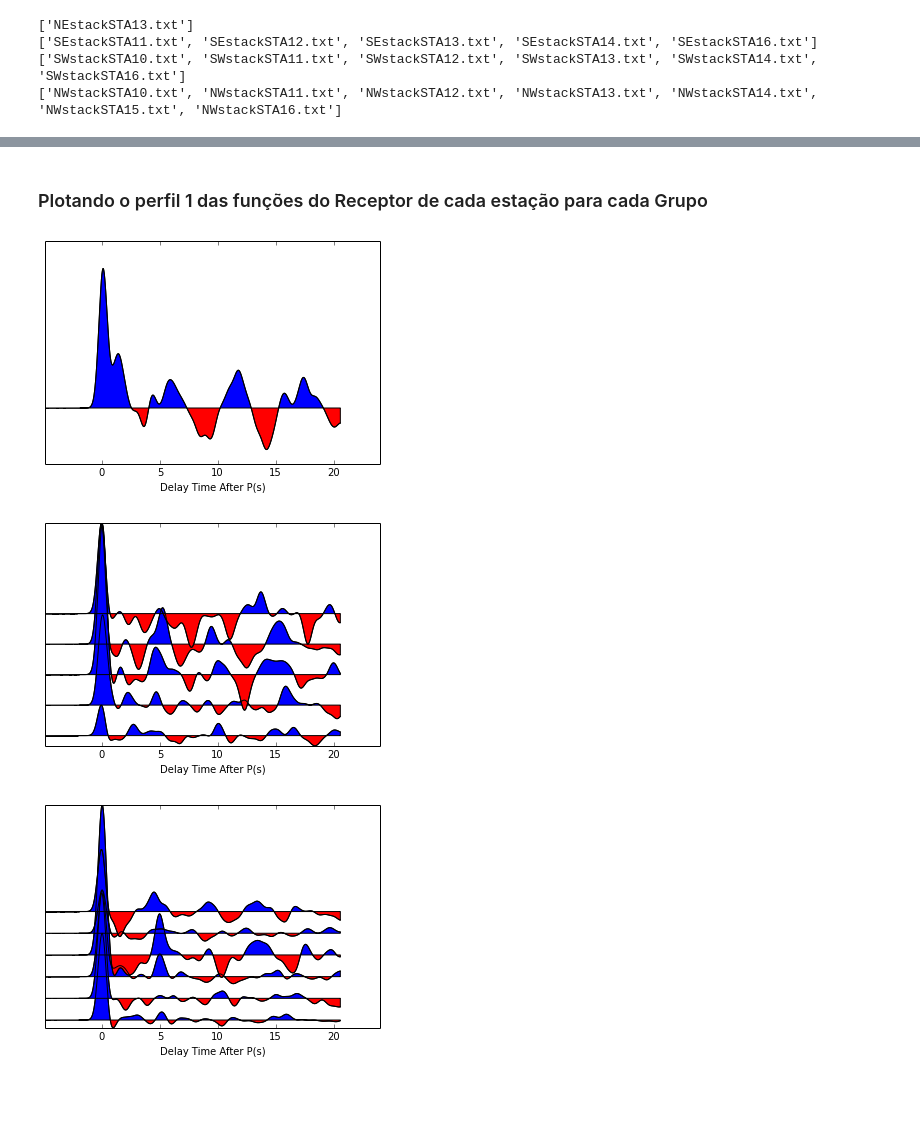
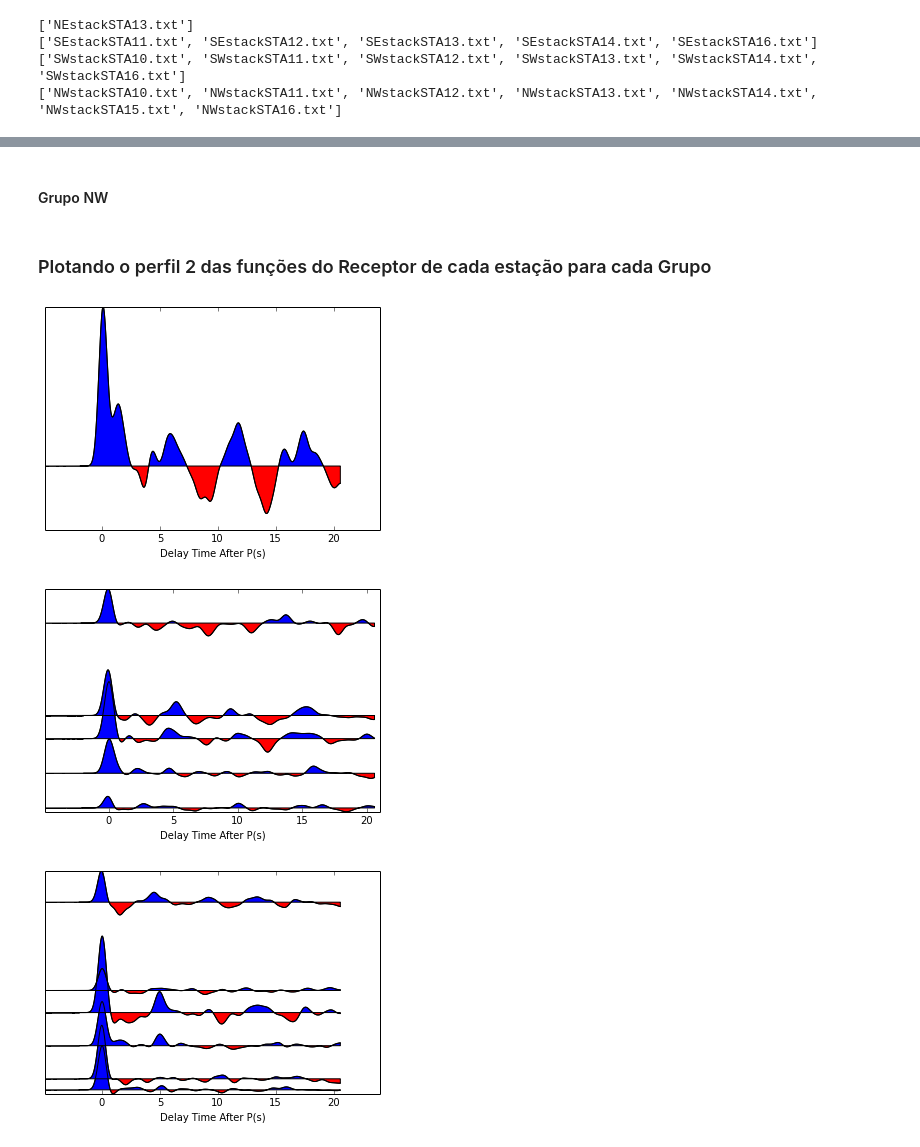
Before and after one commit to dIOGOLOC/projeto_mestrado, a Jupyter notebook: plotagem_perfil_estacoes.ipynb, the cells around one changed output, grey strips where cells are left out. Drawn from its saved outputs; the diff is of its cells as text; code cells hidden in the pictures; blank space fills up the shorter version.

```diff
--- a/plotagem_perfil_estacoes.ipynb
+++ b/plotagem_perfil_estacoes.ipynb
@@ -225,0 +248,11 @@ NWgroup_time2[k::] = [np.genfromtxt('/home/diogo/projeto_mestrado/'+i, delimiter
+# %%
+NEgroup_stack2 = []
+NEgroup_time2 = []
+NEgroup_dist2 = []
+NESTAlist2 = [i.split('stack')[1] for i in NElist2]
+NESTA2 = [i.split('.txt')[0] for i in NESTAlist2]
+NEindex2 = f(perfil2,NESTA2)
+
+NEgroup_stack2[k::] = [np.genfromtxt('/home/diogo/projeto_mestrado/'+i, delimiter=',')[0] for k,i in enumerate(NElist2)]
+NEgroup_time2[k::] = [np.genfromtxt('/home/diogo/projeto_mestrado/'+i, delimiter=',')[1] for k,i in enumerate(NElist2)]
+NEgroup_dist2 = dist_perfil2[NEindex2]
@@ -225,0 +261,11 @@ NWgroup_time2[k::] = [np.genfromtxt('/home/diogo/projeto_mestrado/'+i, delimiter
+# %%
+SEgroup_stack2 = []
+SEgroup_time2 = []
+SEgroup_dist2 = []
+SESTAlist2 = [i.split('stack')[1] for i in SElist2]
+SESTA2 = [i.split('.txt')[0] for i in SESTAlist2]
+SEindex2 = f(perfil2,SESTA2)
+
+SEgroup_stack2[k::] = [np.genfromtxt('/home/diogo/projeto_mestrado/'+i, delimiter=',')[0] for k,i in enumerate(SElist2)]
+SEgroup_time2[k::] = [np.genfromtxt('/home/diogo/projeto_mestrado/'+i, delimiter=',')[1] for k,i in enumerate(SElist2)]
+SEgroup_dist2 = dist_perfil2[SEindex2]
@@ -225,0 +285,2 @@ NWgroup_time2[k::] = [np.genfromtxt('/home/diogo/projeto_mestrado/'+i, delimiter
+# %% [markdown]
+<h4>Grupo NW</h4>
@@ -226,11 +298,12 @@ NWgroup_time2[k::] = [np.genfromtxt('/home/diogo/projeto_mestrado/'+i, delimiter
 # %% [markdown]
-<h3>Plotando o perfil 1 das funções do Receptor de cada estação para cada Grupo</h3>
+<h3>Plotando o perfil 2 das funções do Receptor de cada estação para cada Grupo</h3>
 # %%
 if NElist2 != []:
-   for i,j in enumerate(NEgroup_stack2):
-        plt.plot(NEgroup_time2[i]-5,i+j, 'k', linewidth=1)
-        plt.fill_between(NEgroup_time2[i]-5,i+j,i, where=i+j>=i, facecolor='blue', interpolate=True)
-        plt.fill_between(NEgroup_time2[i]-5,i+j,i, where=i+j<=i, facecolor='red', interpolate=True)
+    NEorglist2 = np.argsort([NE2 for NE2 in NEgroup_dist2])
+    for i,j in enumerate(NEorglist2):
+        plt.plot(NEgroup_time2[i]-5,NEgroup_dist2[i]+NEgroup_stack2[i], 'k', linewidth=1)
+        plt.fill_between(NEgroup_time2[i]-5,NEgroup_dist2[i]+NEgroup_stack2[i],NEgroup_dist2[i], where = NEgroup_dist2[i]+NEgroup_stack2[i]>=NEgroup_dist2[i], facecolor='blue', interpolate=True)
+        plt.fill_between(NEgroup_time2[i]-5,NEgroup_dist2[i]+NEgroup_stack2[i],NEgroup_dist2[i], where = NEgroup_dist2[i]+NEgroup_stack2[i]<=NEgroup_dist2[i], facecolor='red', interpolate=True)
         #plt.xticks([])
         plt.yticks([])
         plt.xlim(-4.9,24)
@@ -238,27 +311,29 @@ if NElist2 != []:
         plt.xlabel('Delay Time After P(s)')
         plt.savefig('Perfil das Funções do Receptor - NE - Perfil 2.png',dpi=300)
 # %% [output]
-[figure, old version]
+[figure, new version]
 # %%
 if SElist2 != []:
-    for i,j in enumerate(SEgroup_stack2):
-        plt.plot(SEgroup_time2[i]-5,i+j, 'k', linewidth=1)
-        plt.fill_between(SEgroup_time2[i]-5,i+j,i, where=i+j>=i, facecolor='blue', interpolate=True)
-        plt.fill_between(SEgroup_time2[i]-5,i+j,i, where=i+j<=i, facecolor='red', interpolate=True)
+    SEorglist2 = np.argsort([SE2 for SE2 in SEgroup_dist2])
+    for i,j in enumerate(SEorglist2):
+        plt.plot(SEgroup_time2[i]-5,SEgroup_dist2[i]+SEgroup_stack2[i], 'k', linewidth=1)
+        plt.fill_between(SEgroup_time2[i]-5,SEgroup_dist2[i]+SEgroup_stack2[i],SEgroup_dist2[i], where=SEgroup_dist2[i]+SEgroup_stack2[i]>=SEgroup_dist2[i], facecolor='blue', interpolate=True)
+        plt.fill_between(SEgroup_time2[i]-5,SEgroup_dist2[i]+SEgroup_stack2[i],SEgroup_dist2[i], where=SEgroup_dist2[i]+SEgroup_stack2[i]<=SEgroup_dist2[i], facecolor='red', interpolate=True)
         #plt.xticks([])
         plt.yticks([])
-        plt.xlim(-4.9,24)
+        plt.xlim(-4.9,21)
         #plt.ylim(-0.5,len(SElist2))
         plt.xlabel('Delay Time After P(s)')
         plt.savefig('Perfil das Funções do Receptor - SE - Perfil 2.png',dpi=300)
 # %% [output]
-[figure, old version]
+[figure, new version]
 # %%
 if SWlist2 != []:
-    for i,j in enumerate(SWgroup_stack2):
-        plt.plot(SWgroup_time2[i]-5,i+j, 'k', linewidth=1)
-        plt.fill_between(SWgroup_time2[i]-5,i+j,i, where=i+j>=i, facecolor='blue', interpolate=True)
-        plt.fill_between(SWgroup_time2[i]-5,i+j,i, where=i+j<=i, facecolor='red', interpolate=True)
+    SWorglist2 = np.argsort([SW2 for SW2 in SWgroup_dist2])
+    for i,j in enumerate(SWgroup_dist2):
+        plt.plot(SWgroup_time2[i]-5,SWgroup_dist2[i]+SWgroup_stack2[i], 'k', linewidth=1)
+        plt.fill_between(SWgroup_time2[i]-5,SWgroup_dist2[i]+SWgroup_stack2[i],SWgroup_dist2[i], where=SWgroup_dist2[i]+SWgroup_stack2[i]>=SWgroup_dist2[i], facecolor='blue', interpolate=True)
+        plt.fill_between(SWgroup_time2[i]-5,SWgroup_dist2[i]+SWgroup_stack2[i],SWgroup_dist2[i], where=SWgroup_dist2[i]+SWgroup_stack2[i]<=SWgroup_dist2[i], facecolor='red', interpolate=True)
         #plt.xticks([])
         plt.yticks([])
         plt.xlim(-4.9,24)
@@ -266,6 +341,6 @@ if SWlist2 != []:
         plt.xlabel('Delay Time After P(s)')
         plt.savefig('Perfil das Funções do Receptor - SW - Perfil 2.png',dpi=300)
 # %% [output]
-[figure, old version]
+[figure, new version]
 # %%
 if NWlist2 != []:
```
Also changed, not shown: parts of 28 cells of this notebook.
